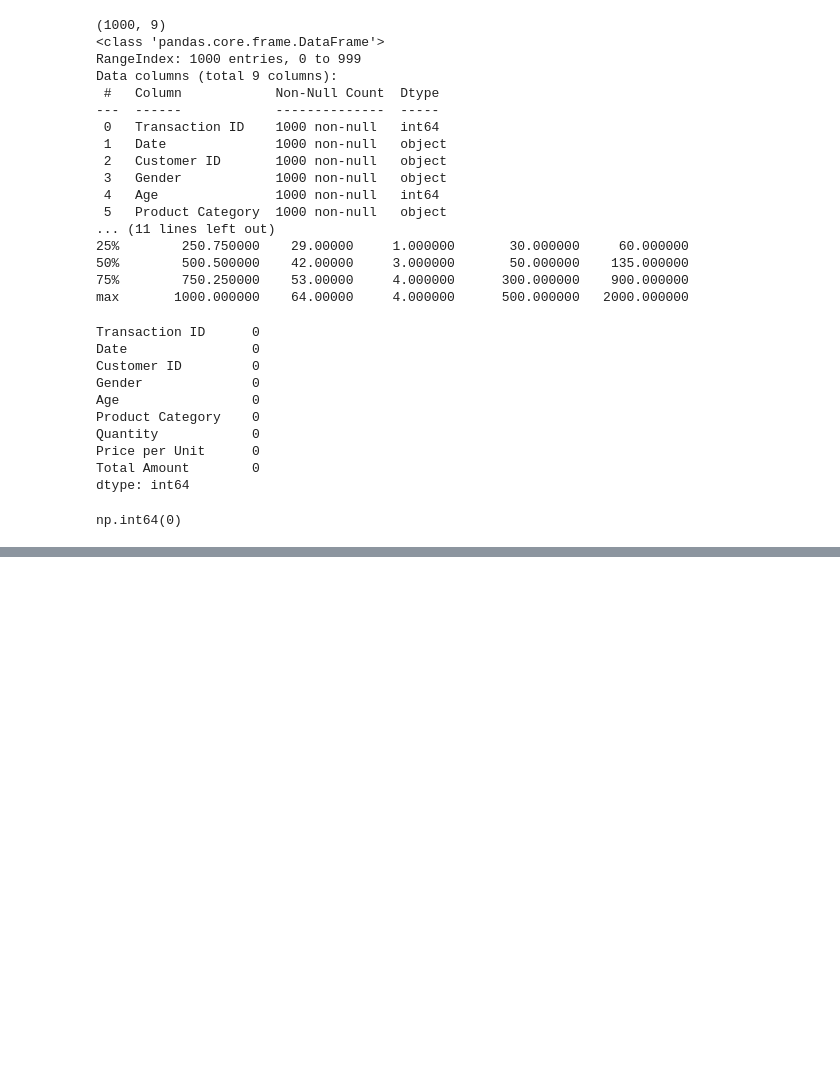
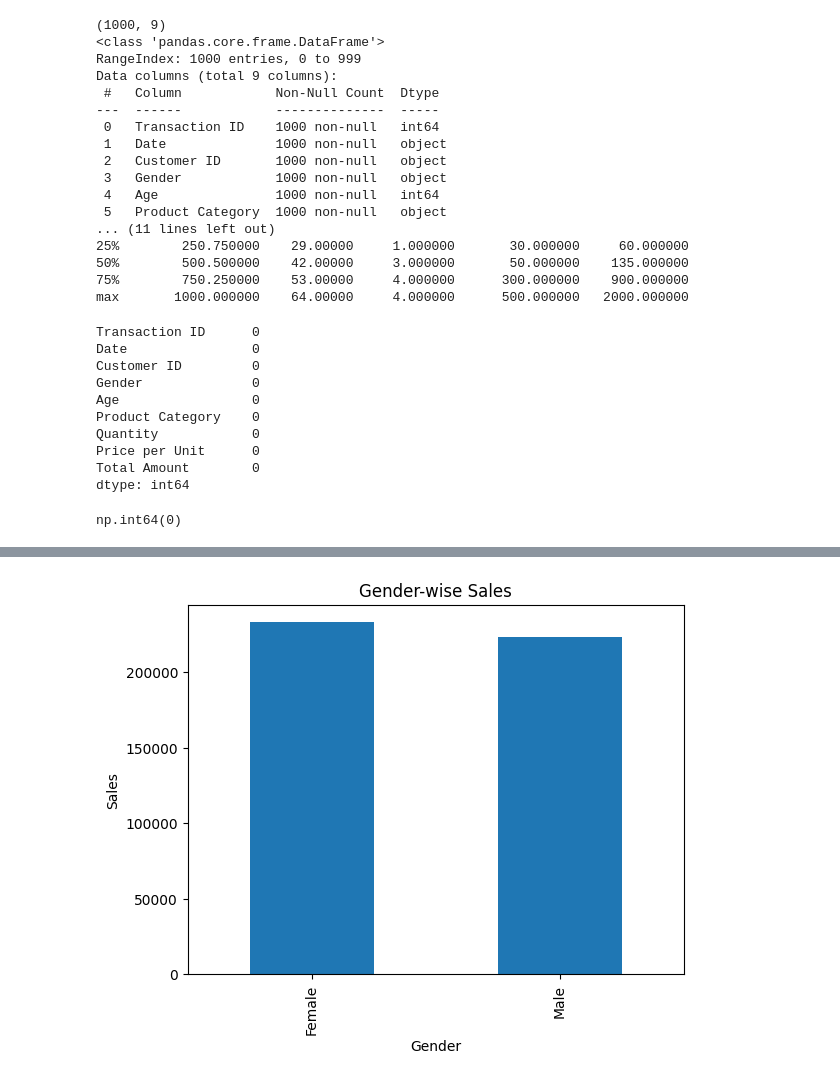
Before and after one commit to mofij1122/OIBSIP_DataAnalytics_Task1_RetailSalesEDA, a Jupyter notebook: Retail_Sales_EDA.ipynb, the cells around one changed output, grey strips where cells are left out. Cells and saved outputs as stored; diff of their text form; code cells hidden in the pictures; blank space fills up the shorter version.

```diff
--- a/Retail_Sales_EDA.ipynb
+++ b/Retail_Sales_EDA.ipynb
@@ -65,0 +84,9 @@ NameError: name 'true' is not defined
+# %%
+gender_sales = df.groupby('Gender')['Total Amount'].sum()
+
+gender_sales.plot(kind='bar')
+plt.title('Gender-wise Sales')
+plt.ylabel('Sales')
+plt.show()
+# %% [output]
+[figure, added]
```
Also changed, not shown: parts of 10 cells of this notebook.
